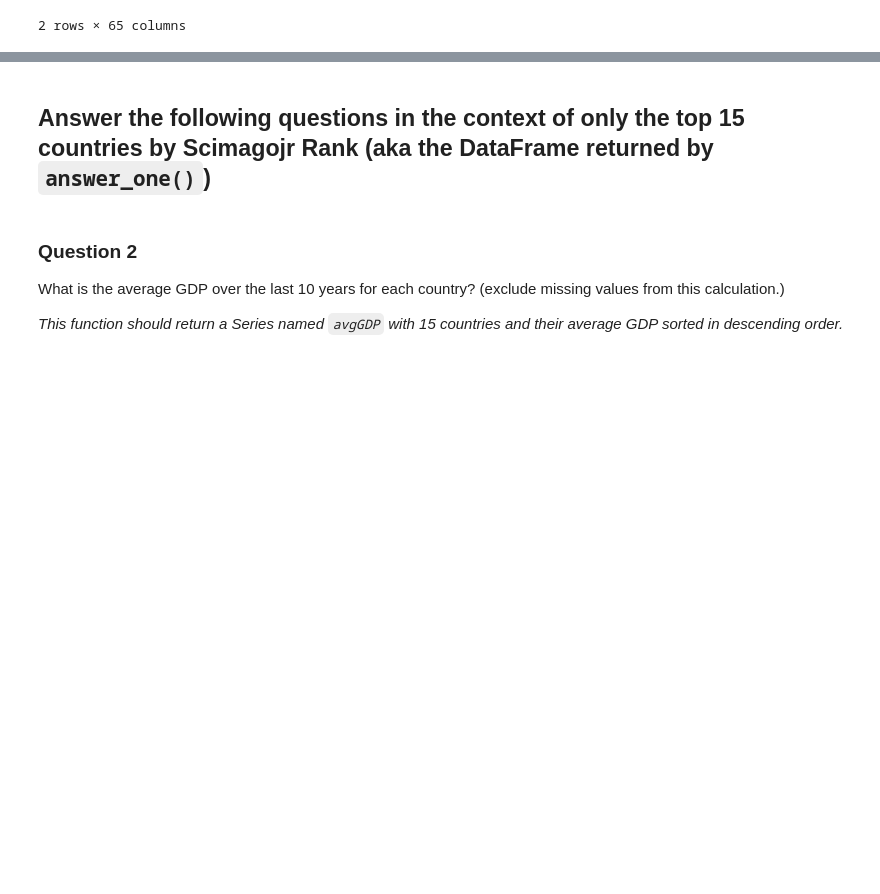
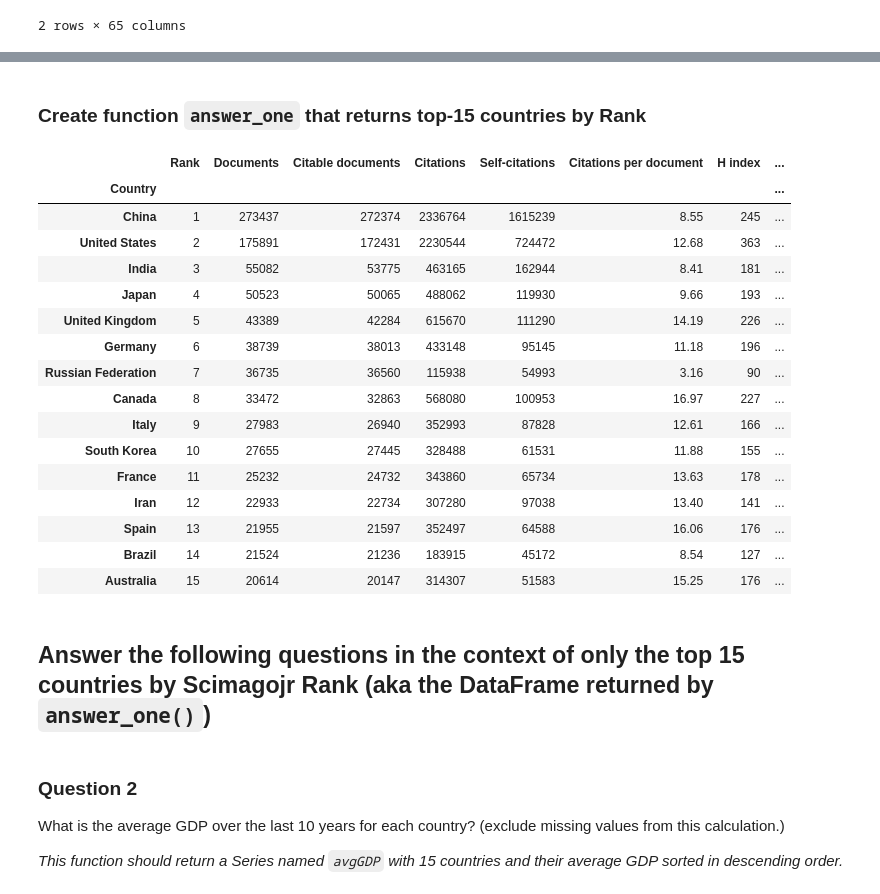
Before and after one commit to MykolaHavrylov/DS_kemp, a Jupyter notebook: lesson_3_pandas/lesson_3_hometask_pandas .ipynb, the cells around one changed output, grey strips where cells are left out. Cells and saved outputs as stored; diff of their text form; code cells hidden in the pictures; blank space fills up the shorter version.

```diff
--- a/lesson_3_pandas/lesson_3_hometask_pandas .ipynb
+++ b/lesson_3_pandas/lesson_3_hometask_pandas .ipynb
@@ -169,18 +169,18 @@ Make sure to skip the header, and rename the following list of countries:
 - `Iran, Islamic Rep.`: `Iran`,
 - `Hong Kong SAR, China`: `Hong Kong`
 # %%
-df_gdp = pd.read_excel('world_bank.xls', skiprows=3)
+GDP_df = pd.read_excel('world_bank.xls', skiprows=3)
 
-df_gdp.head(2)
+GDP_df.head(2)
 # %% [output]
 |  | Country Name | Country Code | Indicator Name | Indicator Code | 1960 | 1961 | 1962 | 1963 | ... |
 | 0 | Aruba | ABW | GDP (current US$) | NY.GDP.MKTP.CD | NaN | NaN | NaN | NaN | ... |
 | 1 | Africa Eastern and Southern | AFE | GDP (current US$) | NY.GDP.MKTP.CD | 1.929193e+10 | 1.970186e+10 | 2.147035e+10 | 2.570500e+10 | ... |
 2 rows × 65 columns
 # %%
-df_gdp = df_gdp.rename(columns={ 'Country Name': 'Country' })
+GDP_df = GDP_df.rename(columns={ 'Country Name': 'Country' })
 
-df_gdp = df_gdp.replace({ 'Country': { 'Korea, Rep.': 'South Korea', 'Iran, Islamic Rep.': 'Iran', 'Hong Kong SAR, China': 'Hong Kong' } })
+GDP_df = GDP_df.replace({ 'Country': { 'Korea, Rep.': 'South Korea', 'Iran, Islamic Rep.': 'Iran', 'Hong Kong SAR, China': 'Hong Kong' } })
 
-[df_gdp.loc[df_gdp['Country'] == country] for country in ['South Korea', 'Iran', 'Hong Kong']]
+[GDP_df.loc[GDP_df['Country'] == country] for country in ['South Korea', 'Iran', 'Hong Kong']]
 # %% [output]
@@ -207,0 +227,9 @@ df_sci
+# %%
+
+merged_df = GDP_df.merge(energy_df, on='Country').merge(ScimEn_df, on='Country').set_index('Country')
+
+merged_df = merged_df.filter(items=['Rank', 'Documents', 'Citable documents', 'Citations', 'Self-citations', 'Citations per document', 'H index', 'Energy Supply', 'Energy Supply per capita', '% Renewable', '2006', '2007', '2008', '2009', '2010', '2011', '2012', '2013', '2014', '2015'])
+
+merged_df = merged_df.sort_values(by=['Rank'])
+
+merged_df.head(5)
@@ -208,3 +244,30 @@ df_sci
+# %% [markdown]
+### Create function `answer_one` that returns top-15 countries by Rank
+# %%
+def answer_one(df=merged_df):
+    '''Returns top-15 countries by rank
+    '''
+    return df.loc[df['Rank'] < 16]
+
+answer_one()
+# %% [output]
+|  | Rank | Documents | Citable documents | Citations | Self-citations | Citations per document | H index | ... |
+| Country |  |  |  |  |  |  |  | ... |
+| China | 1 | 273437 | 272374 | 2336764 | 1615239 | 8.55 | 245 | ... |
+| United States | 2 | 175891 | 172431 | 2230544 | 724472 | 12.68 | 363 | ... |
+| India | 3 | 55082 | 53775 | 463165 | 162944 | 8.41 | 181 | ... |
+| Japan | 4 | 50523 | 50065 | 488062 | 119930 | 9.66 | 193 | ... |
+| United Kingdom | 5 | 43389 | 42284 | 615670 | 111290 | 14.19 | 226 | ... |
+| Germany | 6 | 38739 | 38013 | 433148 | 95145 | 11.18 | 196 | ... |
+| Russian Federation | 7 | 36735 | 36560 | 115938 | 54993 | 3.16 | 90 | ... |
+| Canada | 8 | 33472 | 32863 | 568080 | 100953 | 16.97 | 227 | ... |
+| Italy | 9 | 27983 | 26940 | 352993 | 87828 | 12.61 | 166 | ... |
+| South Korea | 10 | 27655 | 27445 | 328488 | 61531 | 11.88 | 155 | ... |
+| France | 11 | 25232 | 24732 | 343860 | 65734 | 13.63 | 178 | ... |
+| Iran | 12 | 22933 | 22734 | 307280 | 97038 | 13.40 | 141 | ... |
+| Spain | 13 | 21955 | 21597 | 352497 | 64588 | 16.06 | 176 | ... |
+| Brazil | 14 | 21524 | 21236 | 183915 | 45172 | 8.54 | 127 | ... |
+| Australia | 15 | 20614 | 20147 | 314307 | 51583 | 15.25 | 176 | ... |
 # %% [markdown]
 ## Answer the following questions in the context of only the top 15 countries by Scimagojr Rank (aka the DataFrame returned by `answer_one()`)
 # %% [markdown]
```
Also changed, not shown: parts of 23 cells of this notebook.
